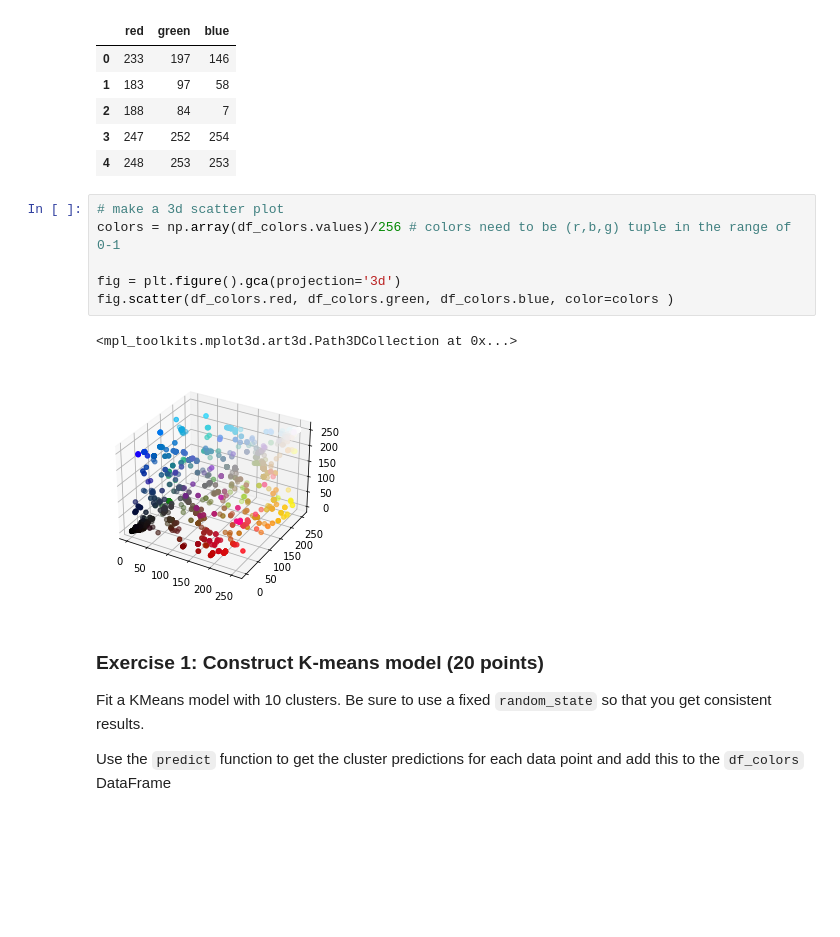
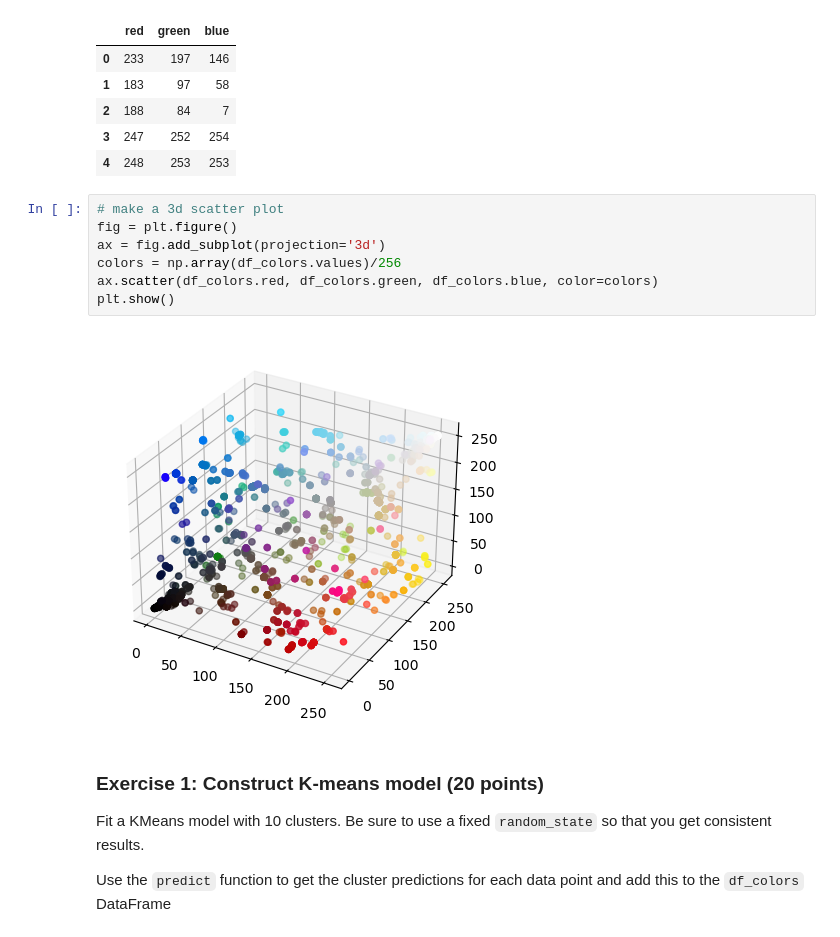
Before and after one commit to ucbahallaou/W207-Fall-2023, a Jupyter notebook: Homeworks/08_Kmeans_Clustering.ipynb, the cells around one changed output. Cells and saved outputs as stored; diff of their text form; blank space fills up the shorter version.

```diff
--- a/Homeworks/08_Kmeans_Clustering.ipynb
+++ b/Homeworks/08_Kmeans_Clustering.ipynb
@@ -78,13 +80,13 @@ df_colors.head()
 | 4 | 248 | 253 | 253 |
 # %%
 # make a 3d scatter plot
-colors = np.array(df_colors.values)/256 # colors need to be (r,b,g) tuple in the range of 0-1
-
-fig = plt.figure().gca(projection='3d')
-fig.scatter(df_colors.red, df_colors.green, df_colors.blue, color=colors )
+fig = plt.figure()
+ax = fig.add_subplot(projection='3d')
+colors = np.array(df_colors.values)/256
+ax.scatter(df_colors.red, df_colors.green, df_colors.blue, color=colors)
+plt.show()
 # %% [output]
-<mpl_toolkits.mplot3d.art3d.Path3DCollection at 0x...>
-[figure, old version]
+[figure, new version]
 # %% [markdown]
 ### Exercise 1: Construct K-means model (20 points)
 
```
Also changed, not shown: parts of 8 cells of this notebook, 1 other file.
